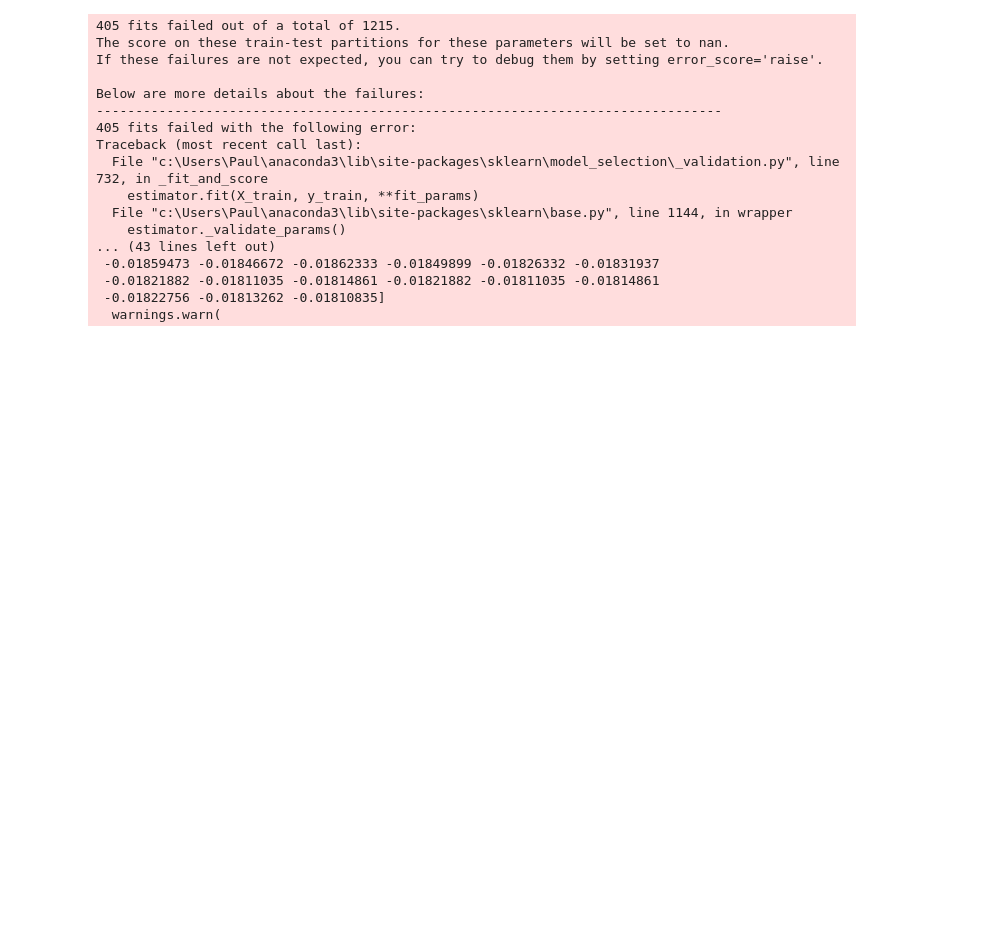
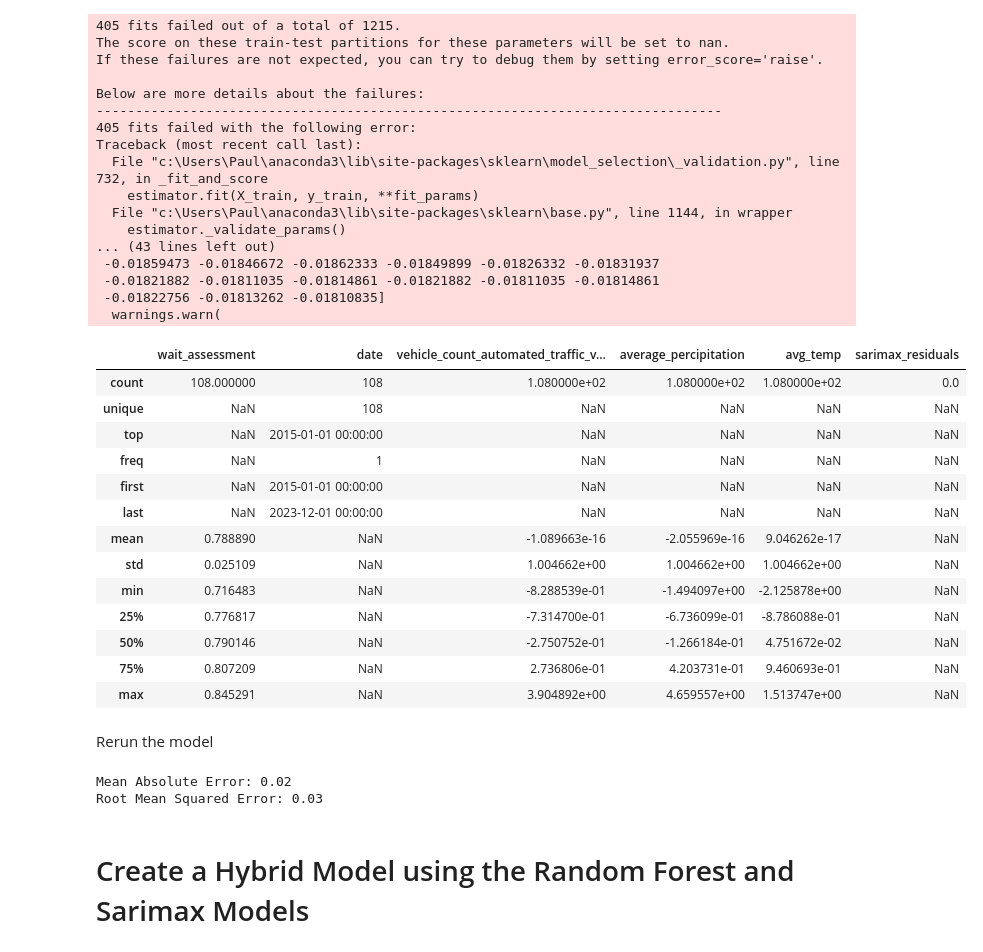
Before and after one commit to paulr28/Msc_Capstone, a Jupyter notebook: Data_Collection.ipynb, the cells around one changed output. Cells and saved outputs as stored; diff of their text form; code cells hidden in the pictures; blank space fills up the shorter version.

Commit message:
Finished V1 of RandomForest and started Hybrid Model.  Need to finish Hybrid Model and then visualize.

```diff
--- a/Data_Collection.ipynb
+++ b/Data_Collection.ipynb
@@ -1519,3 +1576,62 @@ Traceback (most recent call last):
  -0.01821882 -0.01811035 -0.01814861 -0.01821882 -0.01811035 -0.01814861
  -0.01822756 -0.01813262 -0.01810835]
   warnings.warn(
+# %%
+features2_standardized.describe(include="all")
+# %% [output]
+|  | wait_assessment | date | vehicle_count_automated_traffic_v... | average_percipitation | avg_temp | sarimax_residuals |
+| count | 108.000000 | 108 | 1.080000e+02 | 1.080000e+02 | 1.080000e+02 | 0.0 |
+| unique | NaN | 108 | NaN | NaN | NaN | NaN |
+| top | NaN | 2015-01-01 00:00:00 | NaN | NaN | NaN | NaN |
+| freq | NaN | 1 | NaN | NaN | NaN | NaN |
+| first | NaN | 2015-01-01 00:00:00 | NaN | NaN | NaN | NaN |
+| last | NaN | 2023-12-01 00:00:00 | NaN | NaN | NaN | NaN |
+| mean | 0.788890 | NaN | -1.089663e-16 | -2.055969e-16 | 9.046262e-17 | NaN |
+| std | 0.025109 | NaN | 1.004662e+00 | 1.004662e+00 | 1.004662e+00 | NaN |
+| min | 0.716483 | NaN | -8.288539e-01 | -1.494097e+00 | -2.125878e+00 | NaN |
+| 25% | 0.776817 | NaN | -7.314700e-01 | -6.736099e-01 | -8.786088e-01 | NaN |
+| 50% | 0.790146 | NaN | -2.750752e-01 | -1.266184e-01 | 4.751672e-02 | NaN |
+| 75% | 0.807209 | NaN | 2.736806e-01 | 4.203731e-01 | 9.460693e-01 | NaN |
+| max | 0.845291 | NaN | 3.904892e+00 | 4.659557e+00 | 1.513747e+00 | NaN |
+# %% [markdown]
+Rerun the model
+# %%
+from sklearn.ensemble import RandomForestRegressor
+from sklearn.model_selection import train_test_split
+from sklearn.metrics import mean_absolute_error, mean_squared_error
+
+# Define the features and target variables
+X = features2_standardized.drop(columns=['date', 'wait_assessment'])
+y = features2_standardized['wait_assessment']
+
+# Split the data into training and testing sets
+X_train, X_test, y_train, y_test = train_test_split(X, y, test_size=0.2, random_state=42)
+
+# Create the random forest model with specified hyperparameters
+model = RandomForestRegressor(
+    max_depth=5,
+    max_features='sqrt',
+    min_samples_leaf=1,
+    min_samples_split=10,
+    n_estimators=100,
+    random_state=42
+)
+
+# Train the model
+model.fit(X_train, y_train)
+
+# Make predictions on the test set
+y_pred = model.predict(X_test)
+
+# Evaluate the model
+mae = mean_absolute_error(y_test, y_pred)
+rmse = mean_squared_error(y_test, y_pred, squared=False)
+
+# Print the evaluation metrics
+print(f"Mean Absolute Error: {mae:.2f}")
+print(f"Root Mean Squared Error: {rmse:.2f}")
+# %% [output]
+Mean Absolute Error: 0.02
+Root Mean Squared Error: 0.03
+# %% [markdown]
+# Create a Hybrid Model using the Random Forest and Sarimax Models
```
Also changed, not shown: parts of 18 cells of this notebook.
